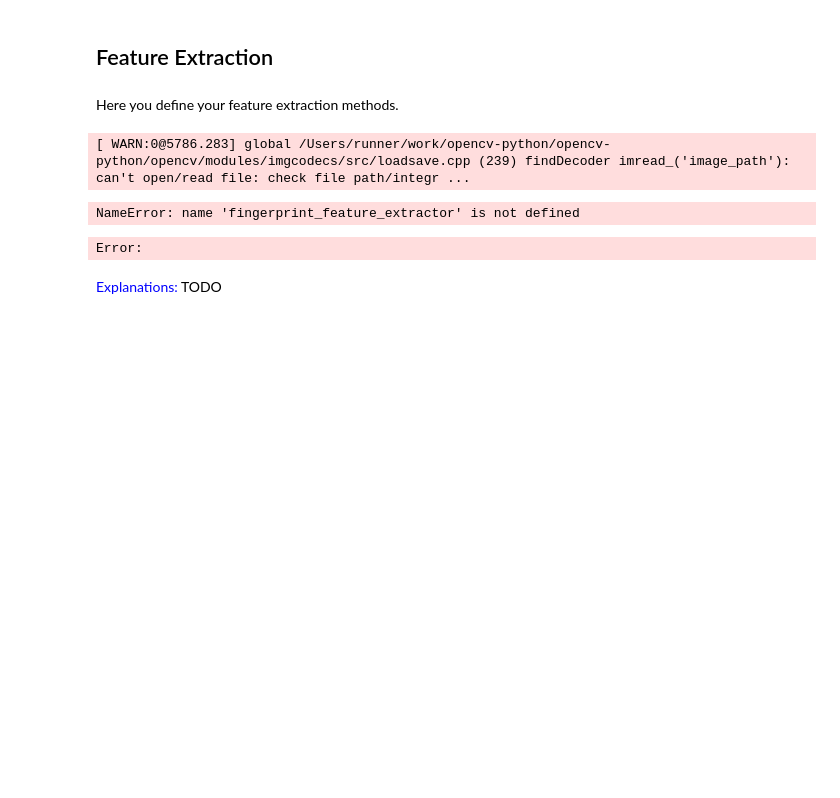
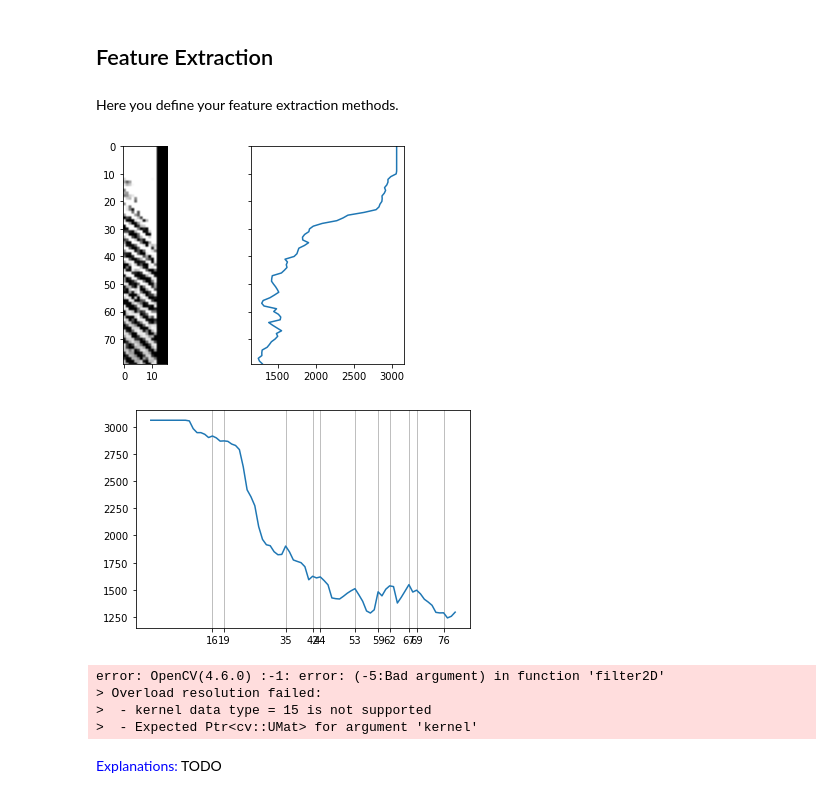
Before and after one commit to CreaTorAlexander/Project-Multimedia-Retrieval, a Jupyter notebook: fingerprint_project.ipynb, the cells around one changed output. Drawn from its saved outputs; the diff is of its cells as text; code cells hidden in the pictures; blank space fills up the shorter version.

```diff
--- a/fingerprint_project.ipynb
+++ b/fingerprint_project.ipynb
@@ -401,12 +289,67 @@ Here you setup your multimedia database
 # %% [markdown]
 Here you define your feature extraction methods.
 # %%
-# first work on the ridge detection
-path = img_name
+
+fp_segment = cv.imread('./data/train/1__M_Right_thumb_finger.BMP', cv.IMREAD_GRAYSCALE)
+gx, gy = cv.Sobel(fp_segment, cv.CV_32F, 1, 0), cv.Sobel(fp_segment, cv.CV_32F, 0, 1)
+gx2, gy2 = gx**2, gy**2
+gm = np.sqrt(gx2 + gy2)
+sum_gm = cv.boxFilter(gm, -1, (25, 25), normalize = False)
+thr = sum_gm.max() * 0.2
+mask = cv.threshold(sum_gm, thr, 255, cv.THRESH_BINARY)[1].astype(np.uint8)
+
+
+#Extracting feature 1 : : Local Ridge Orientation
+W = (23, 23)
+gxx = cv.boxFilter(gx2, -1, W, normalize = False)
+gyy = cv.boxFilter(gy2, -1, W, normalize = False)
+gxy = cv.boxFilter(gx * gy, -1, W, normalize = False)
+gxx_gyy = gxx - gyy
+gxy2 = 2 * gxy
+
+orientations = (cv.phase(gxx_gyy, -gxy2) + np.pi) / 2 # '-' to adjust for y axis direction
+sum_gxx_gyy = gxx + gyy
+strengths = np.divide(cv.sqrt((gxx_gyy**2 + gxy2**2)), sum_gxx_gyy, out=np.zeros_like(gxx), where=sum_gxx_gyy!=0)
+region = fp_segment[10:90,80:130]
+smoothed = cv.blur(region, (5,5), -1)
+xs = np.sum(smoothed, 1) # the x-signature of the region
+x = np.arange(region.shape[0])
+f, axarr = plt.subplots(1,2, sharey = True)
+axarr[0].imshow(region,cmap='gray')
+axarr[1].plot(xs, x)
+axarr[1].set_ylim(region.shape[0]-1,0)
+plt.show()
+local_maxima = np.nonzero(np.r_[False, xs[1:] > xs[:-1]] & np.r_[xs[:-1] >= xs[1:], False])[0]
+x = np.arange(region.shape[0])
+plt.plot(x, xs)
+plt.xticks(local_maxima)
+plt.grid(True, axis='x')
+plt.show()
+from skimage.filters import gabor_kernel
+distances = local_maxima[1:] - local_maxima[:-1]
+ridge_period = np.average(distances)
+or_count = 8
+gabor_bank = [gabor_kernel(ridge_period, o) for o in np.arange(0, np.pi, np.pi/or_count)]
+nf = 255-fp_segment
+all_filtered = np.array([cv.filter2D(nf, cv.CV_32F, f) for f in gabor_bank])
+y_coords, x_coords = np.indices(fp_segment.shape)
+# For each pixel, find the index of the closest orientation in the gabor bank
+orientation_idx = np.round(((orientations % np.pi) / np.pi) * or_count).astype(np.int32) % or_count
+# Take the corresponding convolution result for each pixel, to assemble the final result
+filtered = all_filtered[orientation_idx, y_coords, x_coords]
+# Convert to gray scale and apply the mask
+enhanced = mask & np.clip(filtered, 0, 255).astype(np.uint8)
+_, ridge_lines = cv.threshold(enhanced, 32, 255, cv.THRESH_BINARY)
+skeleton = cv.ximgproc.thinning(ridge_lines, thinningType = cv.ximgproc.THINNING_GUOHALL)
+def compute_crossing_number(values):
+    return np.count_nonzero(values < np.roll(values, -1))
 # %% [output]
+[figure, added]
+[figure, added]
-[ WARN:0@5786.283] global /Users/runner/work/opencv-python/opencv-python/opencv/modules/imgcodecs/src/loadsave.cpp (239) findDecoder imread_('image_path'): can't open/read file: check file path/integr ...
+error: OpenCV(4.6.0) :-1: error: (-5:Bad argument) in function 'filter2D'
+> Overload resolution failed:
+>  - kernel data type = 15 is not supported
+>  - Expected Ptr<cv::UMat> for argument 'kernel'
-NameError: name 'fingerprint_feature_extractor' is not defined
-Error:
 # %% [markdown]
 <font color='blue'>Explanations:</font> TODO
 # %% [markdown]
```
Also changed, not shown: parts of 10 cells of this notebook.
